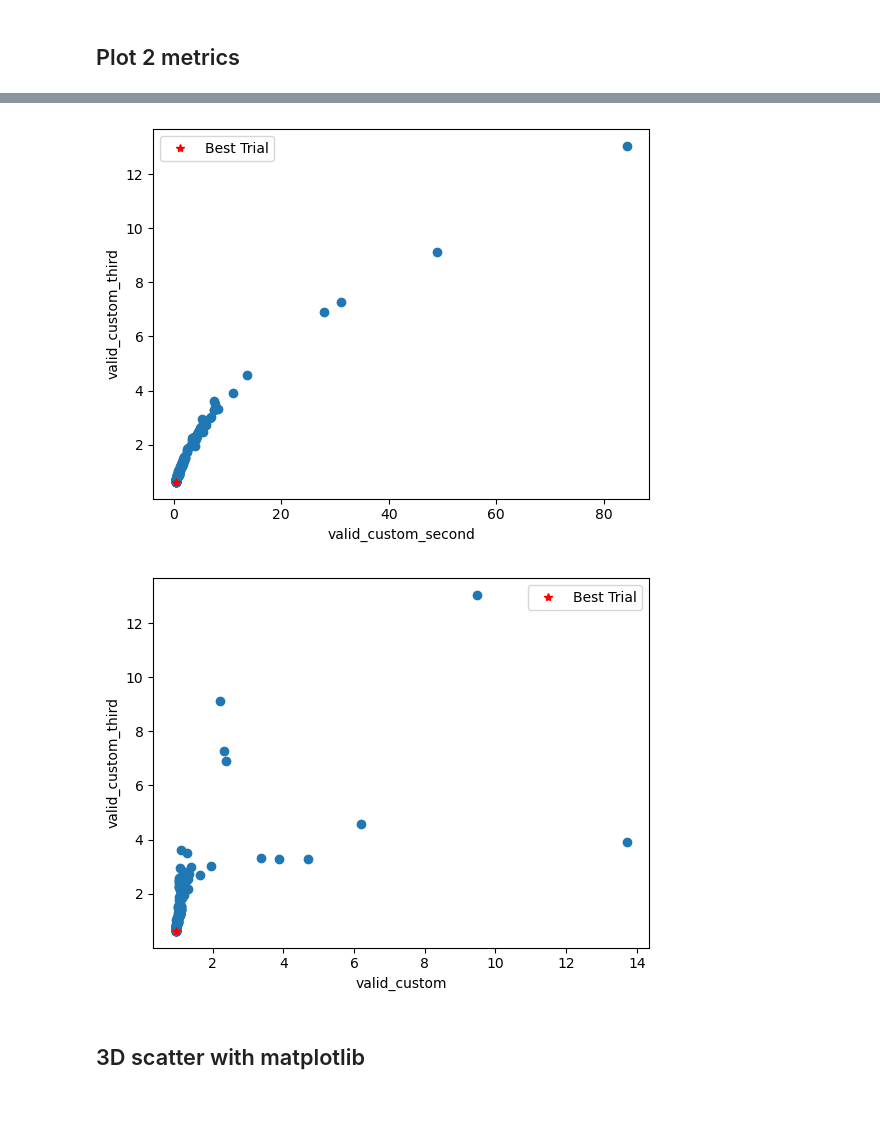
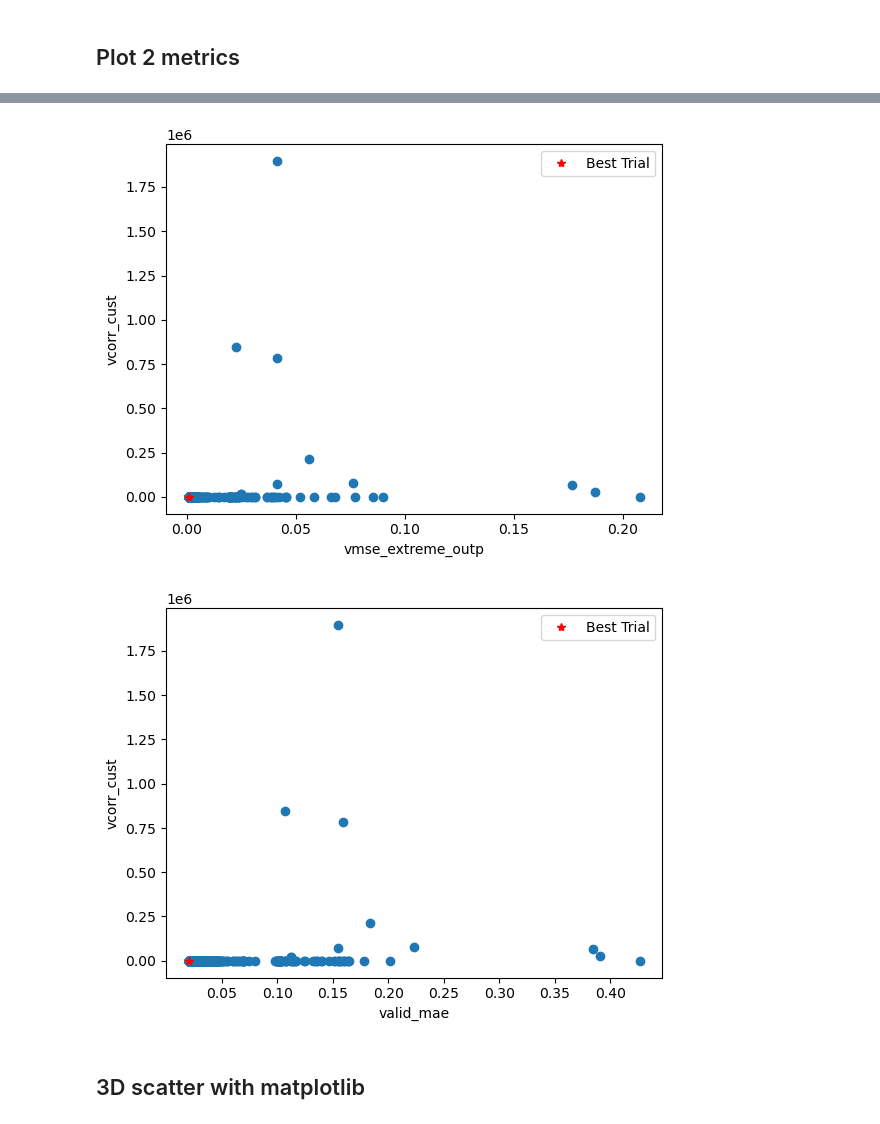
Before and after one commit to mariajmolina/s2sml, a Jupyter notebook: notebooks/ParetoFrontPlot.ipynb, the cells around one changed output, grey strips where cells are left out. Saved outputs shown, nothing was run; the diff lists cells and outputs as text; code cells hidden in the pictures.

```diff
--- a/notebooks/ParetoFrontPlot.ipynb
+++ b/notebooks/ParetoFrontPlot.ipynb
@@ -9,7 +9,8 @@ import plotly.express as px
 These are stored in `vanilla.csv`
 # %%
 #results_dir = 'results_week3_SH_515/' # set results directory
-results_dir = 'results_week3_SH_530/'
+#results_dir = 'results_week3_SH_530/'
+results_dir = 'results_wk3_608/'
 
 df = pd.read_csv("../"+results_dir+"vanilla.csv")
 # %%
@@ -69,27 +73,33 @@ plt.plot(min(df.values_1), min(df.values_2), 'r*', label='Best Trial')
 #plt.xlim(0,maxval)
 #plt.ylim(0,maxval)
 
-plt.xlabel('valid_custom_second')
-plt.ylabel('valid_custom_third')
+#plt.xlabel('valid_custom_second')
+plt.xlabel('vmse_extreme_outp')
+
+#plt.ylabel('valid_custom_third')
+plt.ylabel('vcorr_cust')
 
 plt.legend();
 # %% [output]
-[figure, old version]
+[figure, new version]
 # %%
 plt.scatter(df.values_0, df.values_2)
 
 plt.plot(min(df.values_0), min(df.values_2), 'r*', label='Best Trial')
 
 #maxval=2
 #plt.xlim(0,maxval)
 #plt.ylim(0,maxval)
 
-plt.xlabel('valid_custom')
-plt.ylabel('valid_custom_third')
+#plt.xlabel('valid_custom')
+plt.xlabel('valid_mae')
+
+#plt.ylabel('valid_custom_third')
+plt.ylabel('vcorr_cust')
 
 plt.legend();
 # %% [output]
-[figure, old version]
+[figure, new version]
 # %% [markdown]
 ## 3D scatter with matplotlib
 # %%
```
Also changed, not shown: parts of 9 cells of this notebook, 31 other files.
